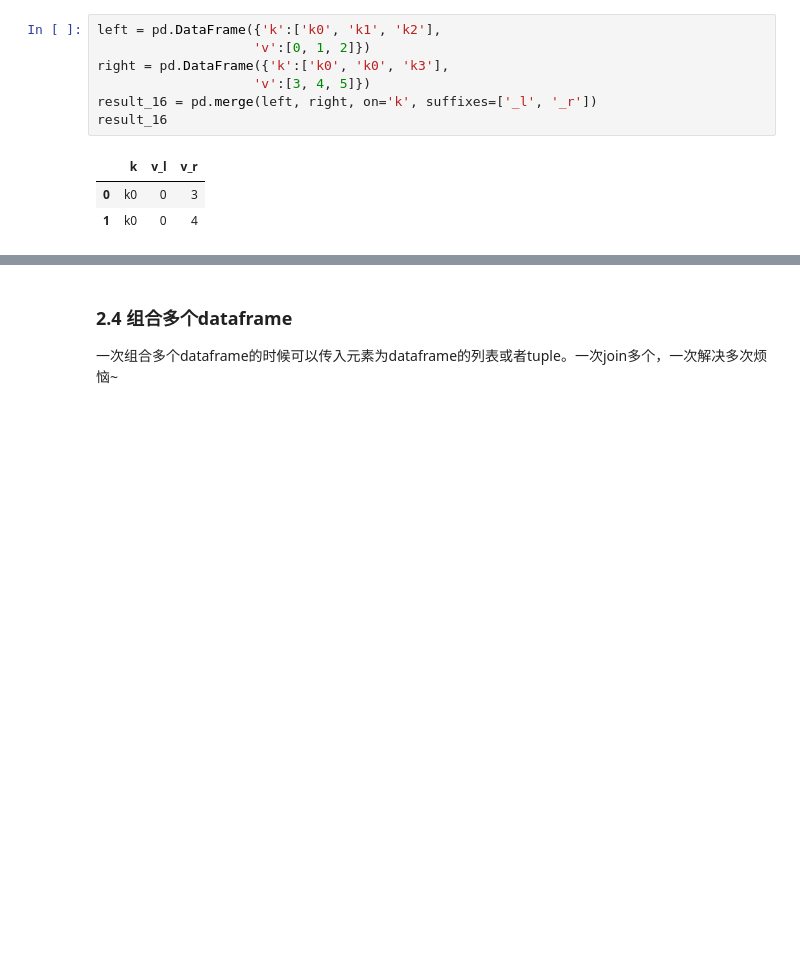
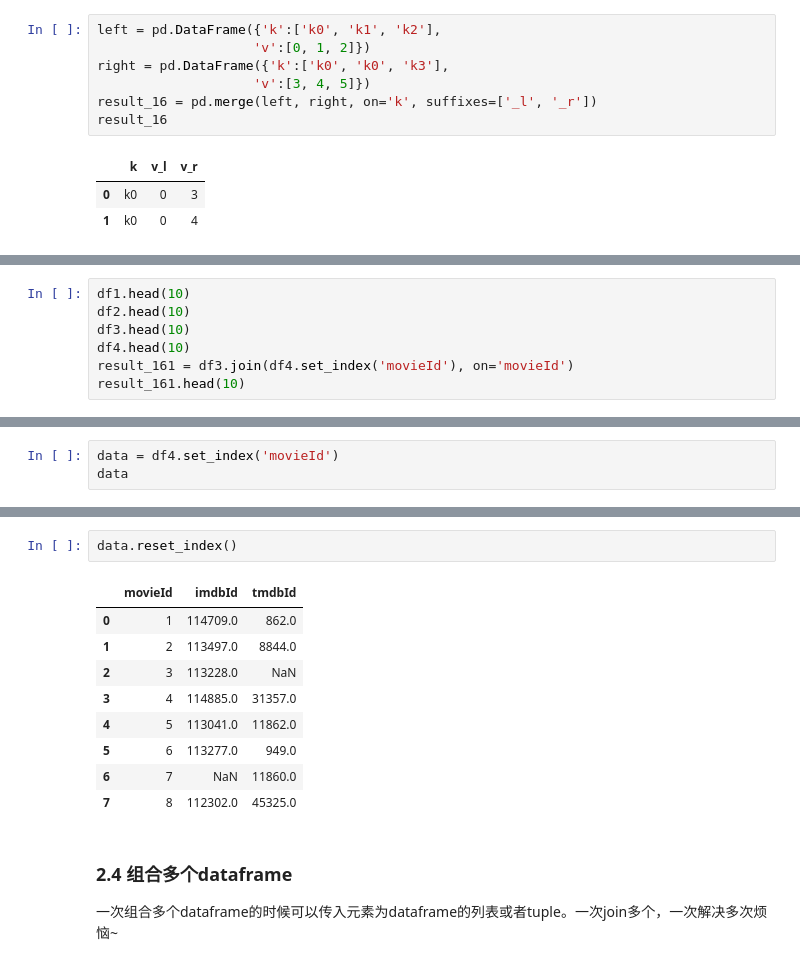
Before and after one commit to zhangyangit/pandas_practice, a Jupyter notebook: notebook/01-数据生成之道之合并.ipynb, the cells around one changed output, grey strips where cells are left out. Cells and saved outputs as stored; diff of their text form; blank space fills up the shorter version.

Commit message:
更新数据合成之道的join方法
1.更新set_index
2.更新 reset_index

Change-Id: I144966e4582e709fee24b713237f55a4b5e551ee

```diff
--- a/notebook/01-数据生成之道之合并.ipynb
+++ b/notebook/01-数据生成之道之合并.ipynb
@@ -362,0 +372,7 @@ result_16
+# %%
+df1.head(10)
+df2.head(10)
+df3.head(10)
+df4.head(10)
+result_161 = df3.join(df4.set_index('movieId'), on='movieId')
+result_161.head(10)
@@ -362,0 +401,3 @@ result_16
+# %%
+data = df4.set_index('movieId')
+data
@@ -363,3 +415,15 @@ result_16
+# %%
+data.reset_index()
+# %% [output]
+|  | movieId | imdbId | tmdbId |
+| 0 | 1 | 114709.0 | 862.0 |
+| 1 | 2 | 113497.0 | 8844.0 |
+| 2 | 3 | 113228.0 | NaN |
+| 3 | 4 | 114885.0 | 31357.0 |
+| 4 | 5 | 113041.0 | 11862.0 |
+| 5 | 6 | 113277.0 | 949.0 |
+| 6 | 7 | NaN | 11860.0 |
+| 7 | 8 | 112302.0 | 45325.0 |
 # %% [markdown]
 ### 2.4 组合多个dataframe
 一次组合多个dataframe的时候可以传入元素为dataframe的列表或者tuple。一次join多个，一次解决多次烦恼~
```
Also changed, not shown: parts of 4 cells of this notebook.
